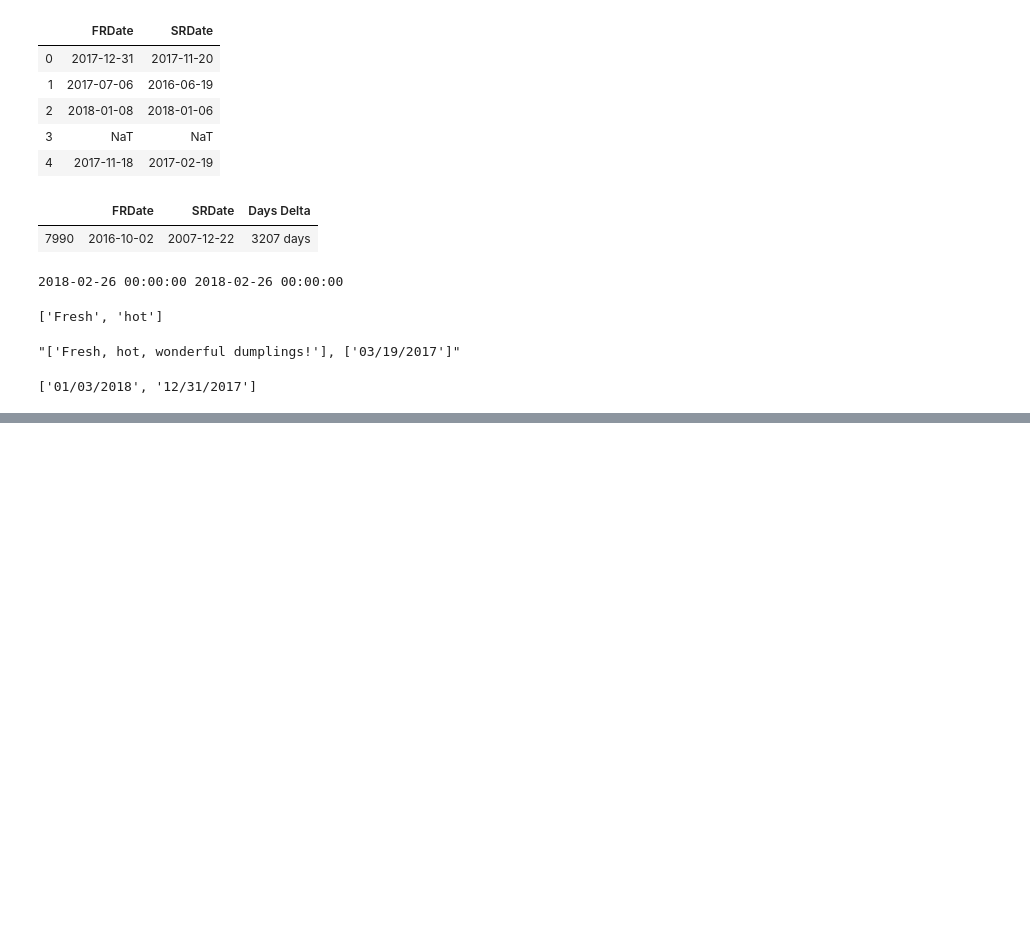
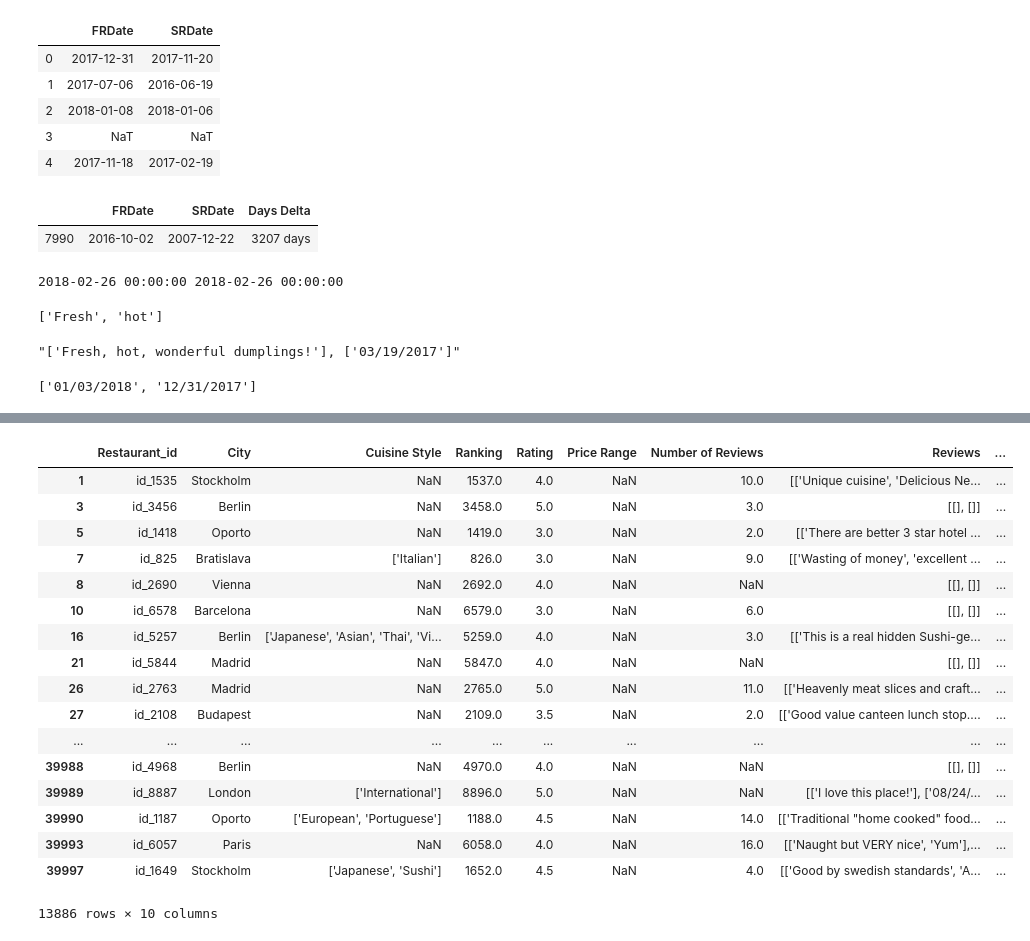
Before and after one commit to demade74/sf_module_0, a Jupyter notebook: module1.ipynb, the cells around one changed output, grey strips where cells are left out. Cells and saved outputs as stored; diff of their text form; code cells hidden in the pictures; blank space fills up the shorter version.

```diff
--- a/module1.ipynb
+++ b/module1.ipynb
@@ -272,0 +328,4 @@ pattern.findall("[['Great selection of Portugese cuisine. Grea...', 'New year 20
+# %%
+%timeit
+t_df = data.copy()
+pr = get_price_range_from_site(t_df)
@@ -272,0 +356,21 @@ pattern.findall("[['Great selection of Portugese cuisine. Grea...', 'New year 20
+# %%
+t_df[t_df['Price Range'].isnull()]
+# %% [output]
+|  | Restaurant_id | City | Cuisine Style | Ranking | Rating | Price Range | Number of Reviews | Reviews | ... |
+| 1 | id_1535 | Stockholm | NaN | 1537.0 | 4.0 | NaN | 10.0 | [['Unique cuisine', 'Delicious Ne... | ... |
+| 3 | id_3456 | Berlin | NaN | 3458.0 | 5.0 | NaN | 3.0 | [[], []] | ... |
+| 5 | id_1418 | Oporto | NaN | 1419.0 | 3.0 | NaN | 2.0 | [['There are better 3 star hotel ... | ... |
+| 7 | id_825 | Bratislava | ['Italian'] | 826.0 | 3.0 | NaN | 9.0 | [['Wasting of money', 'excellent ... | ... |
+| 8 | id_2690 | Vienna | NaN | 2692.0 | 4.0 | NaN | NaN | [[], []] | ... |
+| 10 | id_6578 | Barcelona | NaN | 6579.0 | 3.0 | NaN | 6.0 | [[], []] | ... |
+| 16 | id_5257 | Berlin | ['Japanese', 'Asian', 'Thai', 'Vi... | 5259.0 | 4.0 | NaN | 3.0 | [['This is a real hidden Sushi-ge... | ... |
+| 21 | id_5844 | Madrid | NaN | 5847.0 | 4.0 | NaN | NaN | [[], []] | ... |
+| 26 | id_2763 | Madrid | NaN | 2765.0 | 5.0 | NaN | 11.0 | [['Heavenly meat slices and craft... | ... |
+| 27 | id_2108 | Budapest | NaN | 2109.0 | 3.5 | NaN | 2.0 | [['Good value canteen lunch stop.... | ... |
+| ... | ... | ... | ... | ... | ... | ... | ... | ... | ... |
+| 39988 | id_4968 | Berlin | NaN | 4970.0 | 4.0 | NaN | NaN | [[], []] | ... |
+| 39989 | id_8887 | London | ['International'] | 8896.0 | 5.0 | NaN | NaN | [['I love this place!'], ['08/24/... | ... |
+| 39990 | id_1187 | Oporto | ['European', 'Portuguese'] | 1188.0 | 4.5 | NaN | 14.0 | [['Traditional "home cooked" food... | ... |
+| 39993 | id_6057 | Paris | NaN | 6058.0 | 4.0 | NaN | 16.0 | [['Naught but VERY nice', 'Yum'],... | ... |
+| 39997 | id_1649 | Stockholm | ['Japanese', 'Sushi'] | 1652.0 | 4.5 | NaN | 4.0 | [['Good by swedish standards', 'A... | ... |
+13886 rows × 10 columns
```
Also changed, not shown: parts of 12 cells of this notebook.
